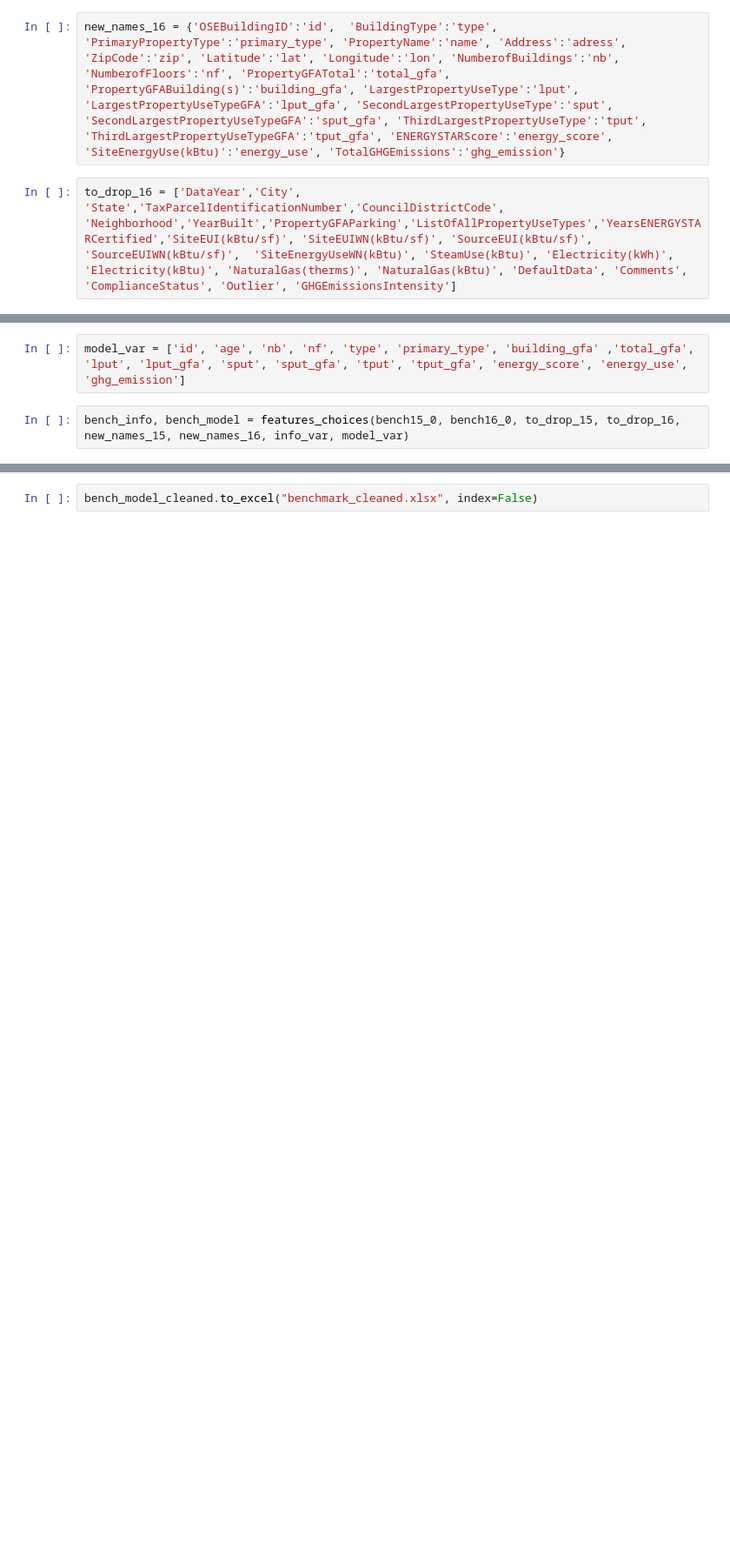
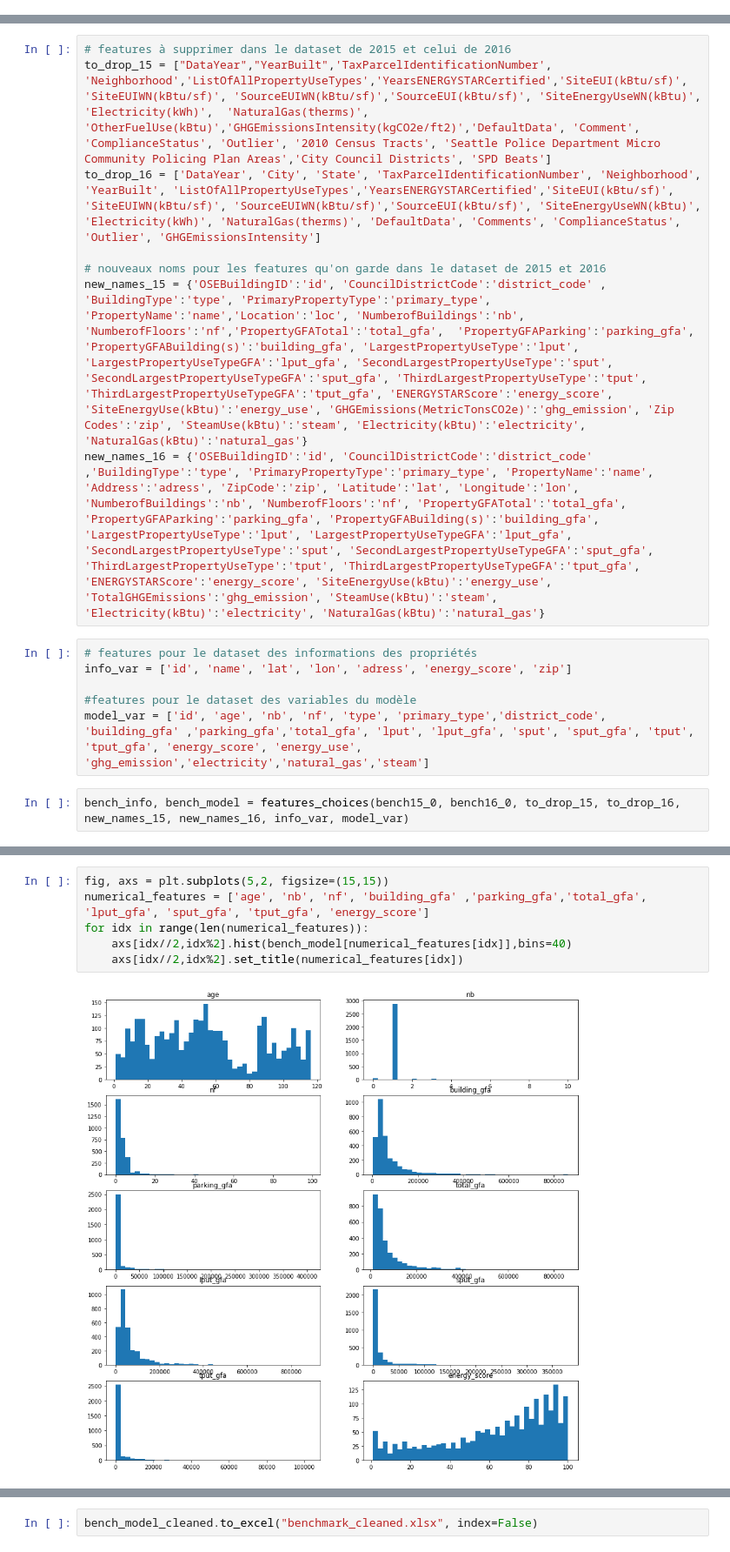
Before and after one commit to datanab/energy-consumption-prediction, a Jupyter notebook: Pélec_01_notebook_2.ipynb, the cells around one changed output, grey strips where cells are left out. Shown at 87% size. Drawn from its saved outputs; the diff is of its cells as text; blank space fills up the shorter version.

```diff
--- a/Pélec_01_notebook_2.ipynb
+++ b/Pélec_01_notebook_2.ipynb
@@ -63,4 +151,0 @@ new_names_15 = {'OSEBuildingID':'id', 'BuildingType':'type', 'PrimaryPropertyTyp
-# %%
-new_names_16 = {'OSEBuildingID':'id',  'BuildingType':'type', 'PrimaryPropertyType':'primary_type', 'PropertyName':'name', 'Address':'adress', 'ZipCode':'zip', 'Latitude':'lat', 'Longitude':'lon', 'NumberofBuildings':'nb', 'NumberofFloors':'nf', 'PropertyGFATotal':'total_gfa', 'PropertyGFABuilding(s)':'building_gfa', 'LargestPropertyUseType':'lput', 'LargestPropertyUseTypeGFA':'lput_gfa', 'SecondLargestPropertyUseType':'sput', 'SecondLargestPropertyUseTypeGFA':'sput_gfa', 'ThirdLargestPropertyUseType':'tput', 'ThirdLargestPropertyUseTypeGFA':'tput_gfa', 'ENERGYSTARScore':'energy_score', 'SiteEnergyUse(kBtu)':'energy_use', 'TotalGHGEmissions':'ghg_emission'}
-# %%
-to_drop_16 = ['DataYear','City', 'State','TaxParcelIdentificationNumber','CouncilDistrictCode', 'Neighborhood','YearBuilt','PropertyGFAParking','ListOfAllPropertyUseTypes','YearsENERGYSTARCertified','SiteEUI(kBtu/sf)', 'SiteEUIWN(kBtu/sf)', 'SourceEUI(kBtu/sf)', 'SourceEUIWN(kBtu/sf)',  'SiteEnergyUseWN(kBtu)', 'SteamUse(kBtu)', 'Electricity(kWh)', 'Electricity(kBtu)', 'NaturalGas(therms)', 'NaturalGas(kBtu)', 'DefaultData', 'Comments', 'ComplianceStatus', 'Outlier', 'GHGEmissionsIntensity']
@@ -69,4 +169,16 @@ info_var = ['id', 'name', 'lat', 'lon', 'adress', 'energy_score', 'zip']
+# %%
+# features à supprimer dans le dataset de 2015 et celui de 2016
+to_drop_15 = ["DataYear","YearBuilt",'TaxParcelIdentificationNumber', 'Neighborhood','ListOfAllPropertyUseTypes','YearsENERGYSTARCertified','SiteEUI(kBtu/sf)', 'SiteEUIWN(kBtu/sf)', 'SourceEUIWN(kBtu/sf)','SourceEUI(kBtu/sf)', 'SiteEnergyUseWN(kBtu)', 'Electricity(kWh)',  'NaturalGas(therms)', 'OtherFuelUse(kBtu)','GHGEmissionsIntensity(kgCO2e/ft2)','DefaultData', 'Comment', 'ComplianceStatus', 'Outlier', '2010 Census Tracts', 'Seattle Police Department Micro Community Policing Plan Areas','City Council Districts', 'SPD Beats']
+to_drop_16 = ['DataYear', 'City', 'State', 'TaxParcelIdentificationNumber', 'Neighborhood', 'YearBuilt', 'ListOfAllPropertyUseTypes','YearsENERGYSTARCertified','SiteEUI(kBtu/sf)', 'SiteEUIWN(kBtu/sf)', 'SourceEUIWN(kBtu/sf)','SourceEUI(kBtu/sf)', 'SiteEnergyUseWN(kBtu)', 'Electricity(kWh)', 'NaturalGas(therms)', 'DefaultData', 'Comments', 'ComplianceStatus', 'Outlier', 'GHGEmissionsIntensity']
+
+# nouveaux noms pour les features qu'on garde dans le dataset de 2015 et 2016
+new_names_15 = {'OSEBuildingID':'id', 'CouncilDistrictCode':'district_code' , 'BuildingType':'type', 'PrimaryPropertyType':'primary_type', 'PropertyName':'name','Location':'loc', 'NumberofBuildings':'nb', 'NumberofFloors':'nf','PropertyGFATotal':'total_gfa',  'PropertyGFAParking':'parking_gfa', 'PropertyGFABuilding(s)':'building_gfa', 'LargestPropertyUseType':'lput', 'LargestPropertyUseTypeGFA':'lput_gfa', 'SecondLargestPropertyUseType':'sput', 'SecondLargestPropertyUseTypeGFA':'sput_gfa', 'ThirdLargestPropertyUseType':'tput', 'ThirdLargestPropertyUseTypeGFA':'tput_gfa', 'ENERGYSTARScore':'energy_score', 'SiteEnergyUse(kBtu)':'energy_use', 'GHGEmissions(MetricTonsCO2e)':'ghg_emission', 'Zip Codes':'zip', 'SteamUse(kBtu)':'steam', 'Electricity(kBtu)':'electricity', 'NaturalGas(kBtu)':'natural_gas'}
+new_names_16 = {'OSEBuildingID':'id', 'CouncilDistrictCode':'district_code' ,'BuildingType':'type', 'PrimaryPropertyType':'primary_type', 'PropertyName':'name', 'Address':'adress', 'ZipCode':'zip', 'Latitude':'lat', 'Longitude':'lon', 'NumberofBuildings':'nb', 'NumberofFloors':'nf', 'PropertyGFATotal':'total_gfa', 'PropertyGFAParking':'parking_gfa', 'PropertyGFABuilding(s)':'building_gfa', 'LargestPropertyUseType':'lput', 'LargestPropertyUseTypeGFA':'lput_gfa', 'SecondLargestPropertyUseType':'sput', 'SecondLargestPropertyUseTypeGFA':'sput_gfa', 'ThirdLargestPropertyUseType':'tput', 'ThirdLargestPropertyUseTypeGFA':'tput_gfa', 'ENERGYSTARScore':'energy_score', 'SiteEnergyUse(kBtu)':'energy_use', 'TotalGHGEmissions':'ghg_emission', 'SteamUse(kBtu)':'steam', 'Electricity(kBtu)':'electricity', 'NaturalGas(kBtu)':'natural_gas'}
 # %%
-model_var = ['id', 'age', 'nb', 'nf', 'type', 'primary_type', 'building_gfa' ,'total_gfa', 'lput', 'lput_gfa', 'sput', 'sput_gfa', 'tput', 'tput_gfa', 'energy_score', 'energy_use', 'ghg_emission']
+# features pour le dataset des informations des propriétés
+info_var = ['id', 'name', 'lat', 'lon', 'adress', 'energy_score', 'zip']
+
+#features pour le dataset des variables du modèle
+model_var = ['id', 'age', 'nb', 'nf', 'type', 'primary_type','district_code', 'building_gfa' ,'parking_gfa','total_gfa', 'lput', 'lput_gfa', 'sput', 'sput_gfa', 'tput', 'tput_gfa', 'energy_score', 'energy_use', 'ghg_emission','electricity','natural_gas','steam']
 # %%
 bench_info, bench_model = features_choices(bench15_0, bench16_0, to_drop_15, to_drop_16, new_names_15, new_names_16, info_var, model_var)
@@ -72,0 +187,8 @@ bench_info, bench_model = features_choices(bench15_0, bench16_0, to_drop_15, to_
+# %%
+fig, axs = plt.subplots(5,2, figsize=(15,15))
+numerical_features = ['age', 'nb', 'nf', 'building_gfa' ,'parking_gfa','total_gfa', 'lput_gfa', 'sput_gfa', 'tput_gfa', 'energy_score']
+for idx in range(len(numerical_features)):
+    axs[idx//2,idx%2].hist(bench_model[numerical_features[idx]],bins=40)
+    axs[idx//2,idx%2].set_title(numerical_features[idx])
+# %% [output]
+[figure, added]
```
Also changed, not shown: parts of 52 cells of this notebook.
